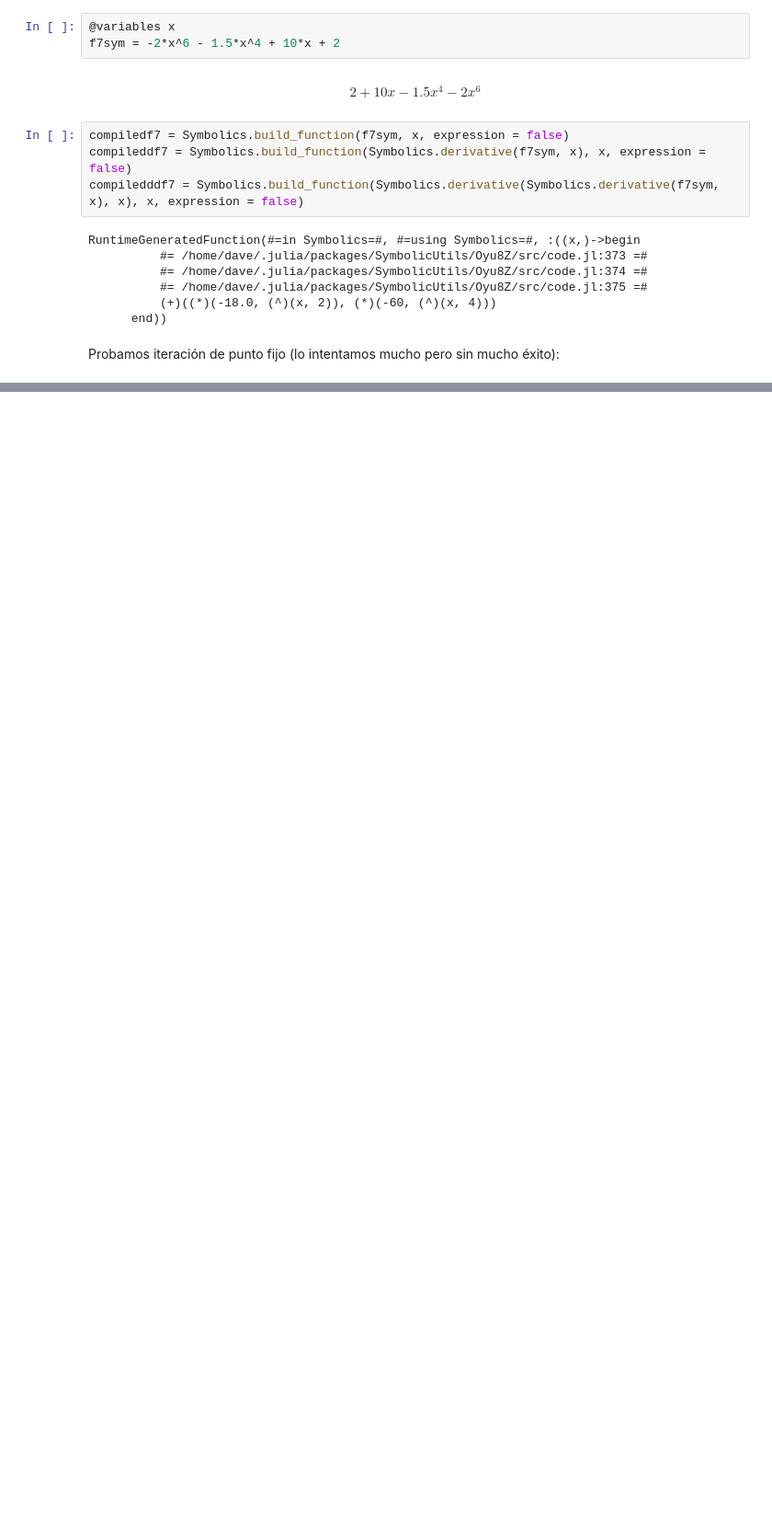
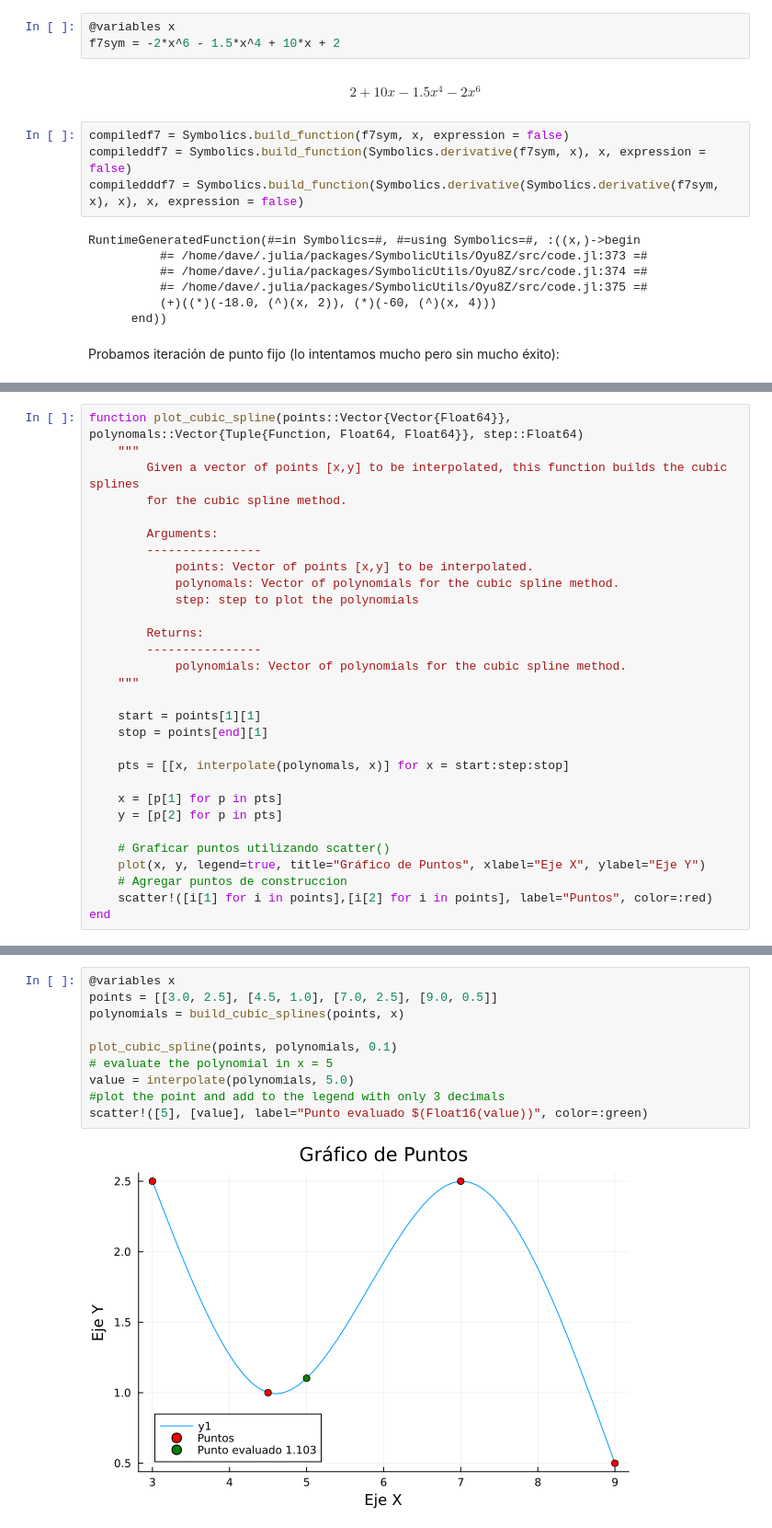
Before and after one commit to DaveAlsina/8tavoSemestre, a Jupyter notebook: numerico/taller1/taller1.ipynb, the cells around one changed output, grey strips where cells are left out. Shown at 92% size. Drawn from its saved outputs; the diff is of its cells as text; blank space fills up the shorter version.

```diff
--- a/numerico/taller1/taller1.ipynb
+++ b/numerico/taller1/taller1.ipynb
@@ -694,0 +1139,30 @@ lagrange_polynomial (generic function with 1 method)
+# %%
+function plot_cubic_spline(points::Vector{Vector{Float64}}, polynomals::Vector{Tuple{Function, Float64, Float64}}, step::Float64)
+    """
+        Given a vector of points [x,y] to be interpolated, this function builds the cubic splines
+        for the cubic spline method.
+
+        Arguments:
+        ----------------
+            points: Vector of points [x,y] to be interpolated.
+            polynomals: Vector of polynomials for the cubic spline method.
+            step: step to plot the polynomials
+
+        Returns:
+        ----------------
+            polynomials: Vector of polynomials for the cubic spline method.
+    """
+
+    start = points[1][1]
+    stop = points[end][1]
+
+    pts = [[x, interpolate(polynomals, x)] for x = start:step:stop]
+
+    x = [p[1] for p in pts]
+    y = [p[2] for p in pts]
+
+    # Graficar puntos utilizando scatter()
+    plot(x, y, legend=true, title="Gráfico de Puntos", xlabel="Eje X", ylabel="Eje Y")
+    # Agregar puntos de construccion
+    scatter!([i[1] for i in points],[i[2] for i in points], label="Puntos", color=:red)
+end
@@ -694,0 +1173,12 @@ lagrange_polynomial (generic function with 1 method)
+# %%
+@variables x
+points = [[3.0, 2.5], [4.5, 1.0], [7.0, 2.5], [9.0, 0.5]]
+polynomials = build_cubic_splines(points, x)
+
+plot_cubic_spline(points, polynomials, 0.1)
+# evaluate the polynomial in x = 5
+value = interpolate(polynomials, 5.0)
+#plot the point and add to the legend with only 3 decimals
+scatter!([5], [value], label="Punto evaluado $(Float16(value))", color=:green)
+# %% [output]
+[figure, added]
```
Also changed, not shown: parts of 56 cells of this notebook.
